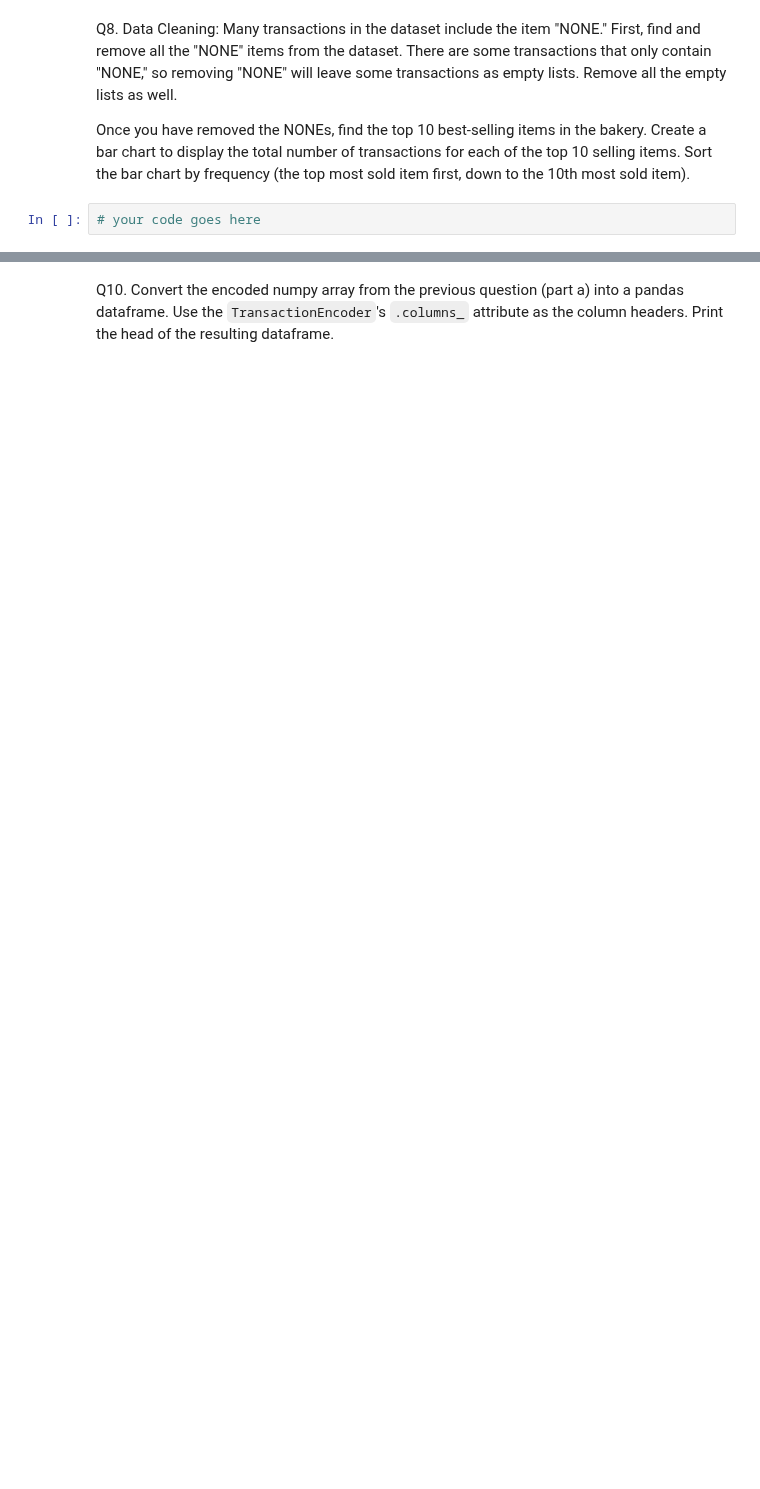
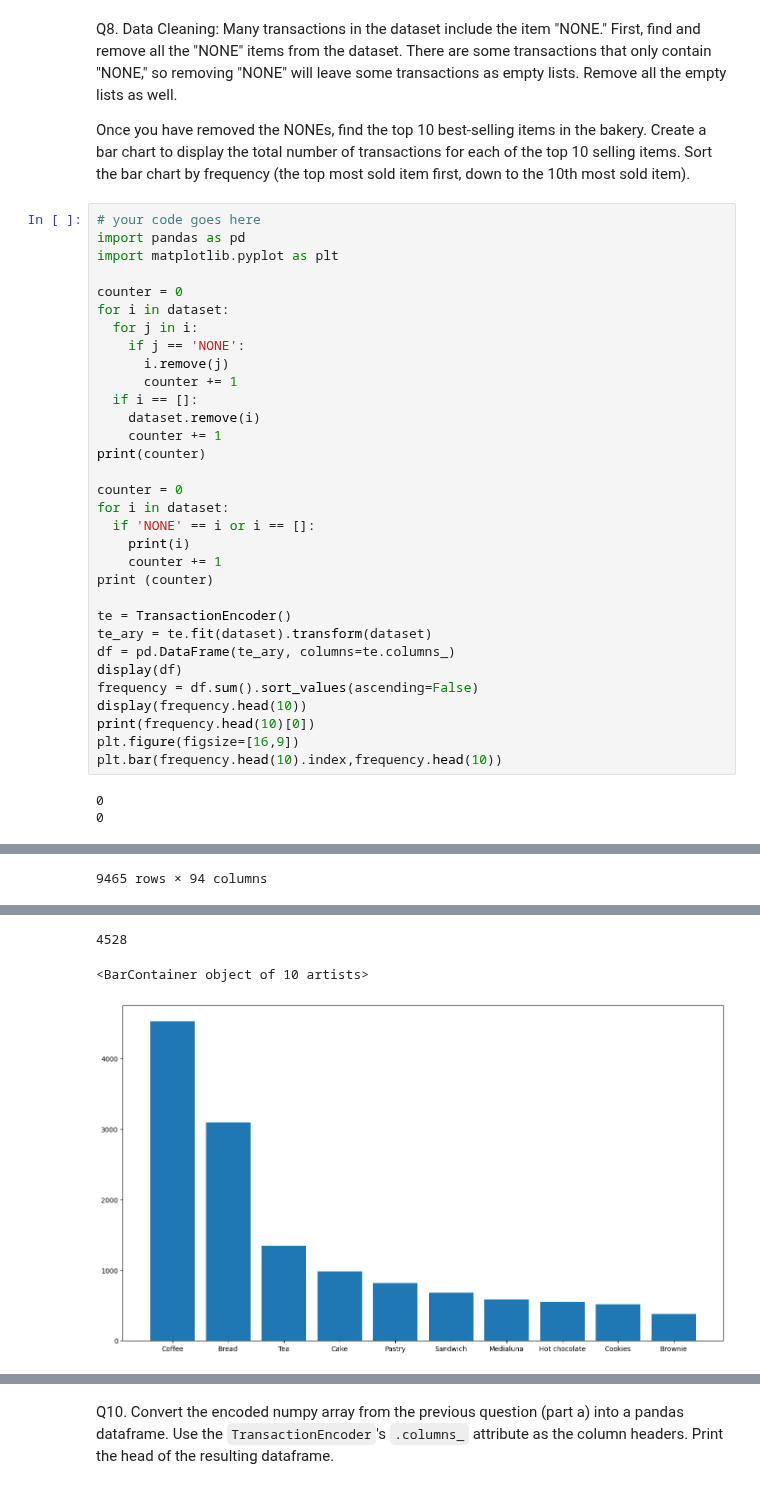
Before and after one commit to aJimenez19037/CS363M-HW, a Jupyter notebook: HW6/HW 6 - Q-Learning & Association Analysis.ipynb, the cells around one changed output, grey strips where cells are left out. Cells and saved outputs as stored; diff of their text form; blank space fills up the shorter version.

```diff
--- a/HW6/HW 6 - Q-Learning & Association Analysis.ipynb
+++ b/HW6/HW 6 - Q-Learning & Association Analysis.ipynb
@@ -451,5 +486,38 @@ dataset[:10]
 Q8. Data Cleaning: Many transactions in the dataset include the item "NONE." First, find and remove all the "NONE" items from the dataset. There are some transactions that only contain "NONE," so removing "NONE" will leave some transactions as empty lists. Remove all the empty lists as well.
 
 Once you have removed the NONEs, find the top 10 best-selling items in the bakery. Create a bar chart to display the total number of transactions for each of the top 10 selling items. Sort the bar chart by frequency (the top most sold item first, down to the 10th most sold item).
-# %%
-# your code goes here
+# %%
+# your code goes here
+import pandas as pd
+import matplotlib.pyplot as plt
+
+counter = 0
+for i in dataset:
+  for j in i:
+    if j == 'NONE':
+      i.remove(j)
+      counter += 1
+  if i == []:
+    dataset.remove(i)
+    counter += 1
+print(counter)
+
+counter = 0
+for i in dataset:
+  if 'NONE' == i or i == []:
+    print(i)
+    counter += 1
+print (counter)
+
+te = TransactionEncoder()
+te_ary = te.fit(dataset).transform(dataset)
+df = pd.DataFrame(te_ary, columns=te.columns_)
+display(df)
+frequency = df.sum().sort_values(ascending=False)
+display(frequency.head(10))
+print(frequency.head(10)[0])
+plt.figure(figsize=[16,9])
+plt.bar(frequency.head(10).index,frequency.head(10))
+# %% [output]
+0
+0
@@ -455,0 +536 @@ Once you have removed the NONEs, find the top 10 best-selling items in the baker
+9465 rows × 94 columns
@@ -456,3 +548,6 @@ Once you have removed the NONEs, find the top 10 best-selling items in the baker
+4528
+<BarContainer object of 10 artists>
+[figure, added]
 # %% [markdown]
 Q9.
 
```
Also changed, not shown: parts of 13 cells of this notebook.
